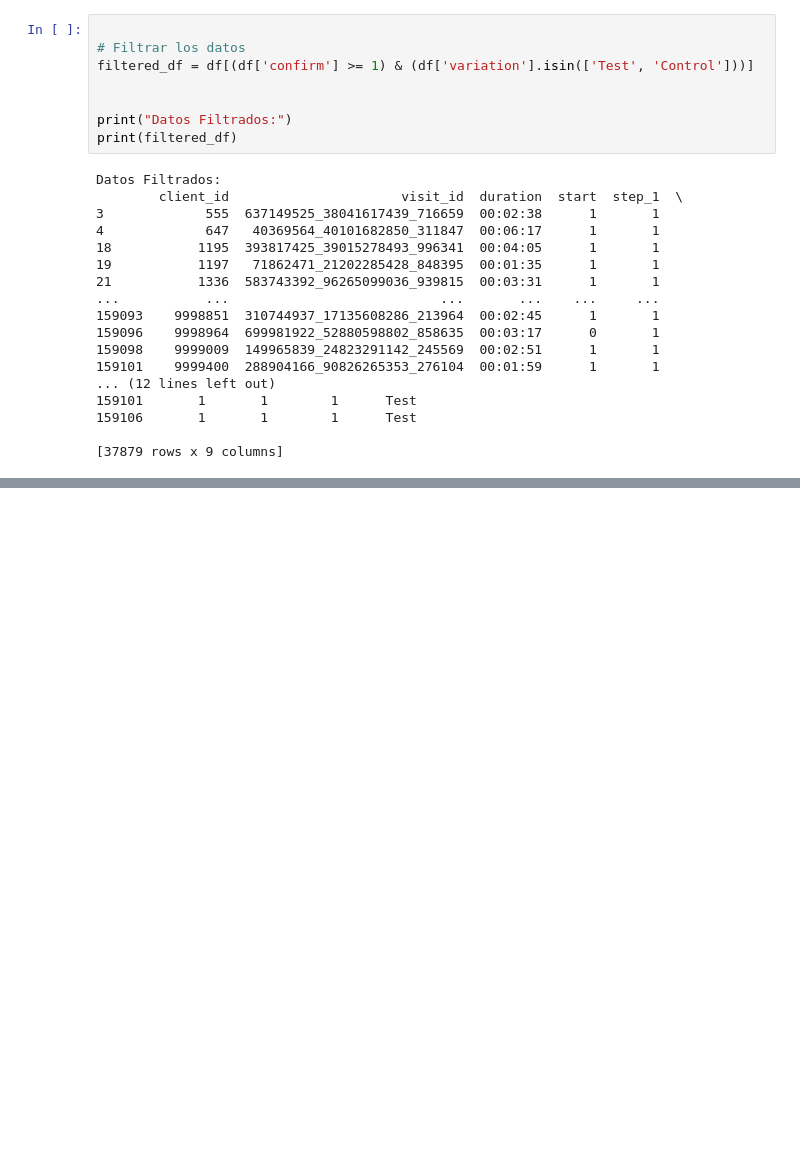
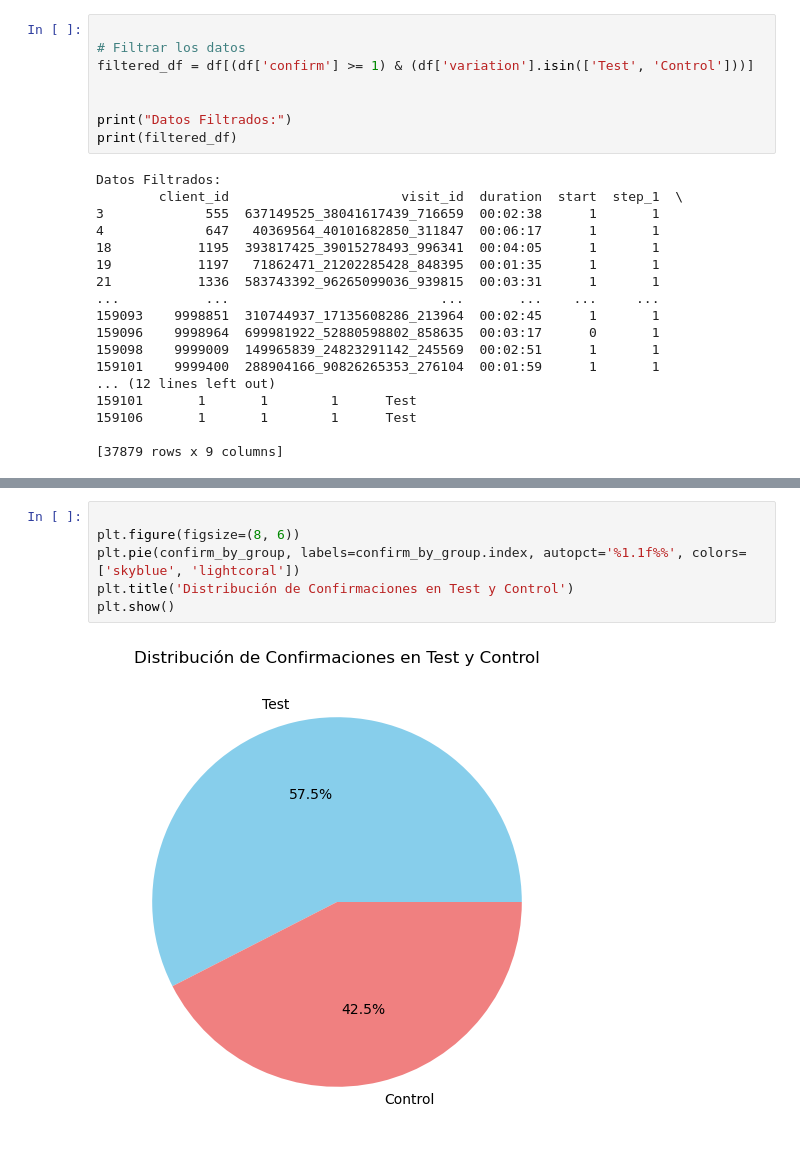
Before and after one commit to datasilvia/Statistics-project, a Jupyter notebook: porcentanjedetermino.ipynb, the cells around one changed output, grey strips where cells are left out. Saved outputs shown, nothing was run; the diff lists cells and outputs as text; blank space fills up the shorter version.

```diff
--- a/porcentanjedetermino.ipynb
+++ b/porcentanjedetermino.ipynb
@@ -78,0 +97,8 @@ Name: count, dtype: float64
+# %%
+
+plt.figure(figsize=(8, 6))
+plt.pie(confirm_by_group, labels=confirm_by_group.index, autopct='%1.1f%%', colors=['skyblue', 'lightcoral'])
+plt.title('Distribución de Confirmaciones en Test y Control')
+plt.show()
+# %% [output]
+[figure, added]
```
Also changed, not shown: parts of 7 cells of this notebook.
